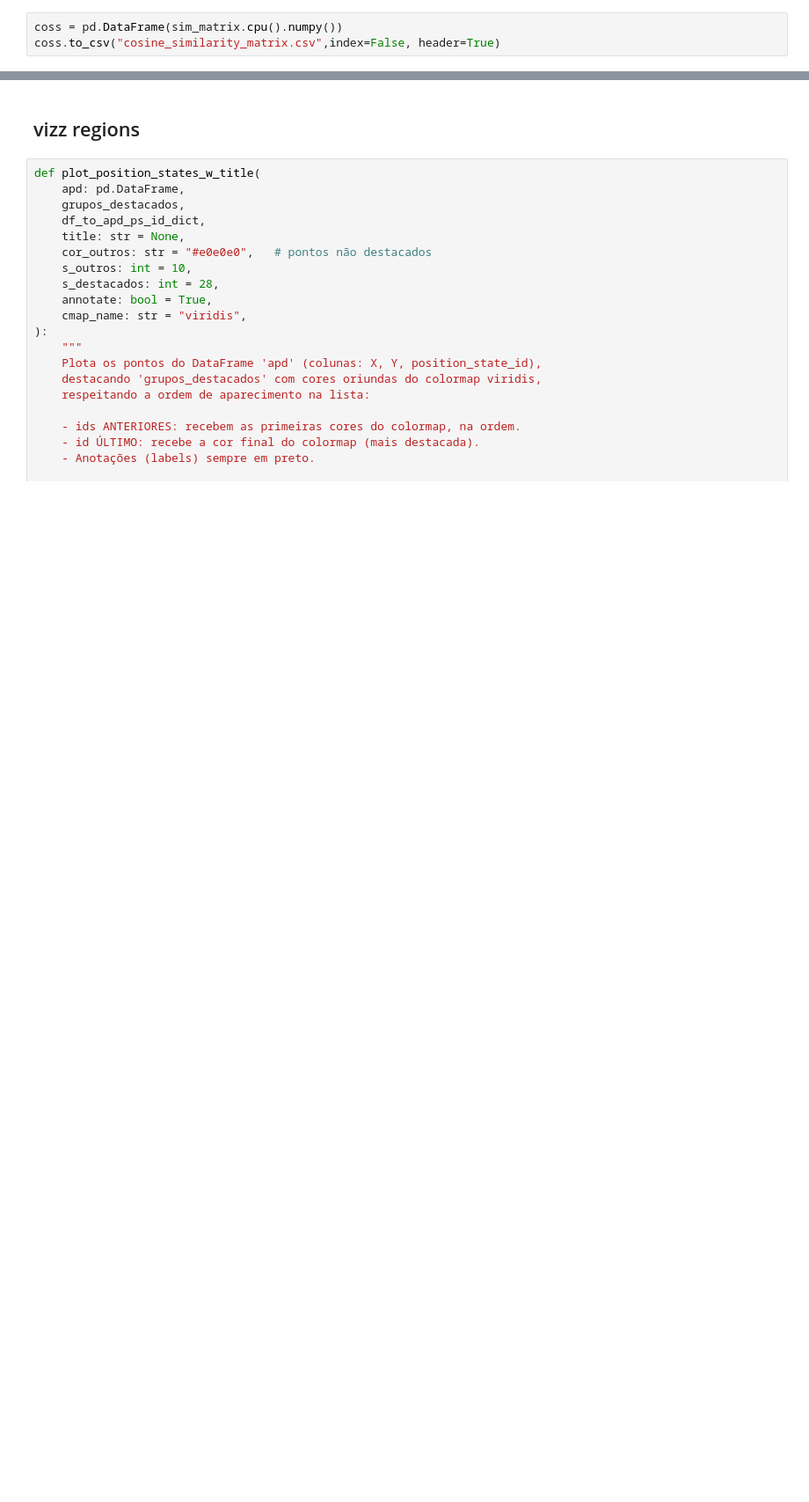
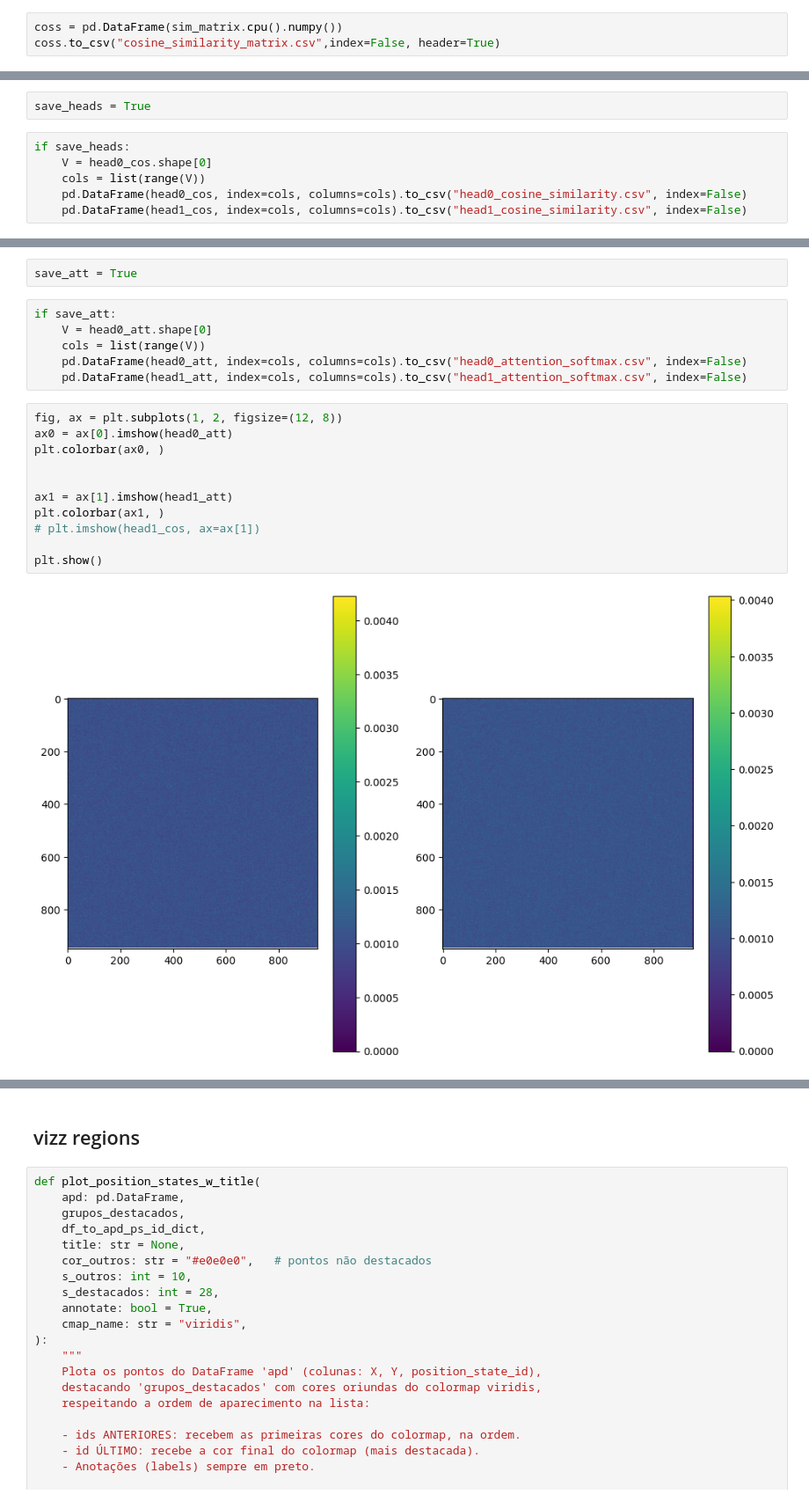
Before and after one commit to mgteus/navitrans, a Jupyter notebook: navitran_vizz_reboot_bert_squared_25_span.ipynb, the cells around one changed output, grey strips where cells are left out. Shown at 88% size. Cells and saved outputs as stored; diff of their text form; blank space fills up the shorter version.

```diff
--- a/navitran_vizz_reboot_bert_squared_25_span.ipynb
+++ b/navitran_vizz_reboot_bert_squared_25_span.ipynb
@@ -691,0 +785,8 @@ coss.to_csv("cosine_similarity_matrix.csv",index=False, header=True)
+# %%
+save_heads = True
+# %%
+if save_heads:
+    V = head0_cos.shape[0]
+    cols = list(range(V))
+    pd.DataFrame(head0_cos, index=cols, columns=cols).to_csv("head0_cosine_similarity.csv", index=False)
+    pd.DataFrame(head1_cos, index=cols, columns=cols).to_csv("head1_cosine_similarity.csv", index=False)
@@ -691,0 +882,21 @@ coss.to_csv("cosine_similarity_matrix.csv",index=False, header=True)
+# %%
+save_att = True
+# %%
+if save_att:
+    V = head0_att.shape[0]
+    cols = list(range(V))
+    pd.DataFrame(head0_att, index=cols, columns=cols).to_csv("head0_attention_softmax.csv", index=False)
+    pd.DataFrame(head1_att, index=cols, columns=cols).to_csv("head1_attention_softmax.csv", index=False)
+# %%
+fig, ax = plt.subplots(1, 2, figsize=(12, 8))
+ax0 = ax[0].imshow(head0_att)
+plt.colorbar(ax0, )
+
+
+ax1 = ax[1].imshow(head1_att)
+plt.colorbar(ax1, )
+# plt.imshow(head1_cos, ax=ax[1])
+
+plt.show()
+# %% [output]
+[figure, added]
```
Also changed, not shown: parts of 25 cells of this notebook, 23 other files.
